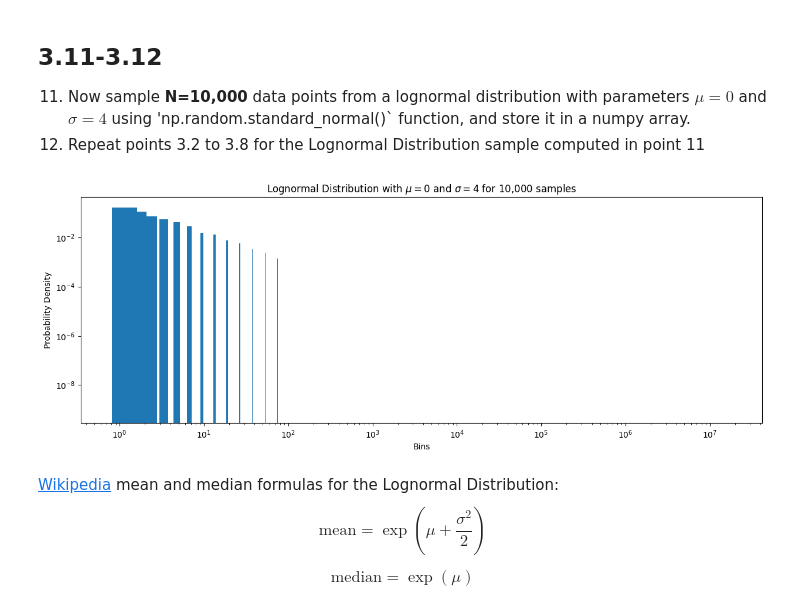
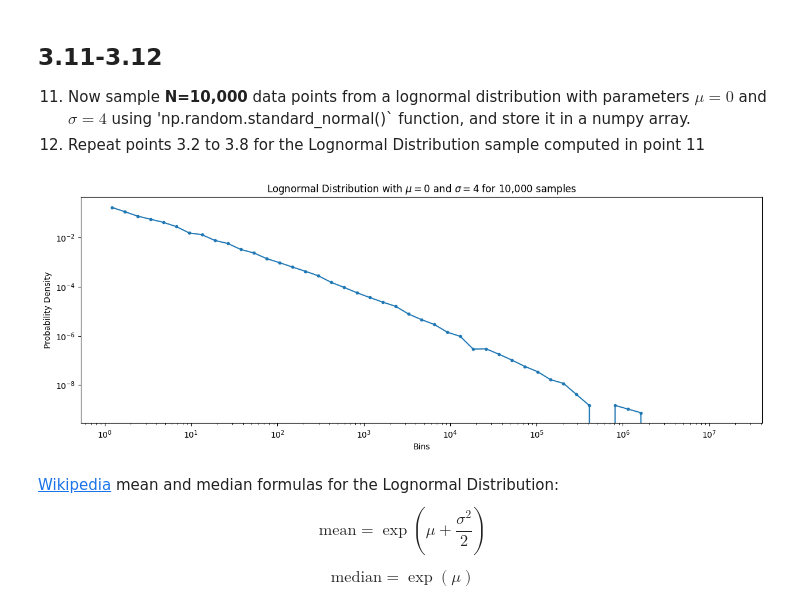
Before and after one commit to Rebekka-M/02467_CSS, a Jupyter notebook: Assignment_1.ipynb, the cells around one changed output. Drawn from its saved outputs; the diff is of its cells as text; code cells hidden in the pictures.

```diff
--- a/Assignment_1.ipynb
+++ b/Assignment_1.ipynb
@@ -439,19 +436,19 @@ X_lognormal = np.random.lognormal(mean=mu, sigma=sigma, size=n)
 # %%
 # Plot the distribution of X_pareto
 bins = np.logspace(min(X_lognormal), np.log10(max(X_lognormal)), 50)
 hist, edges = np.histogram(X_lognormal, bins=bins, density = True)
 x = (edges[1:]+edges[:-1])/2
 
 fig, ax = plt.subplots(figsize = (15,5))
-ax.bar(x, hist)
+ax.plot(x, hist, marker = '.')
 ax.set_title("Lognormal Distribution with $\mu=0$ and $\sigma=4$ for 10,000 samples")
 ax.set_xlabel("Bins")
 ax.set_ylabel("Probability Density")
 ax.set_xscale('log')
 ax.set_yscale('log')
 plt.show()
 # %% [output]
-[figure, old version]
+[figure, new version]
 # %%
 # Compute the cumulative average of X_lognormal
 cum_average = np.array([np.mean(X_lognormal[:i]) for i in range(1, n+1)])
```
Also changed, not shown: parts of 7 cells of this notebook.
